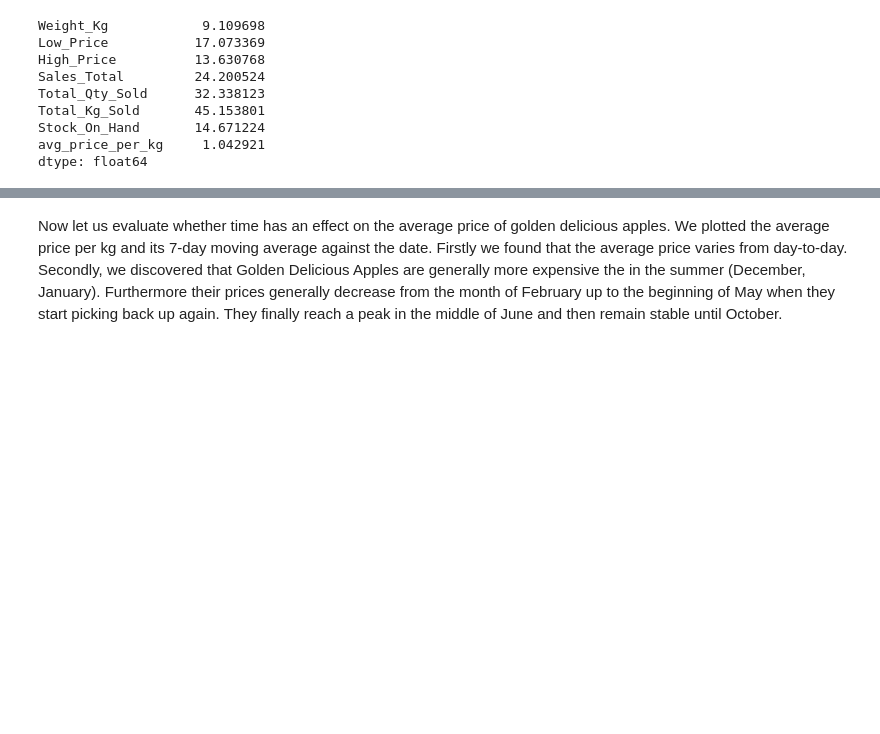
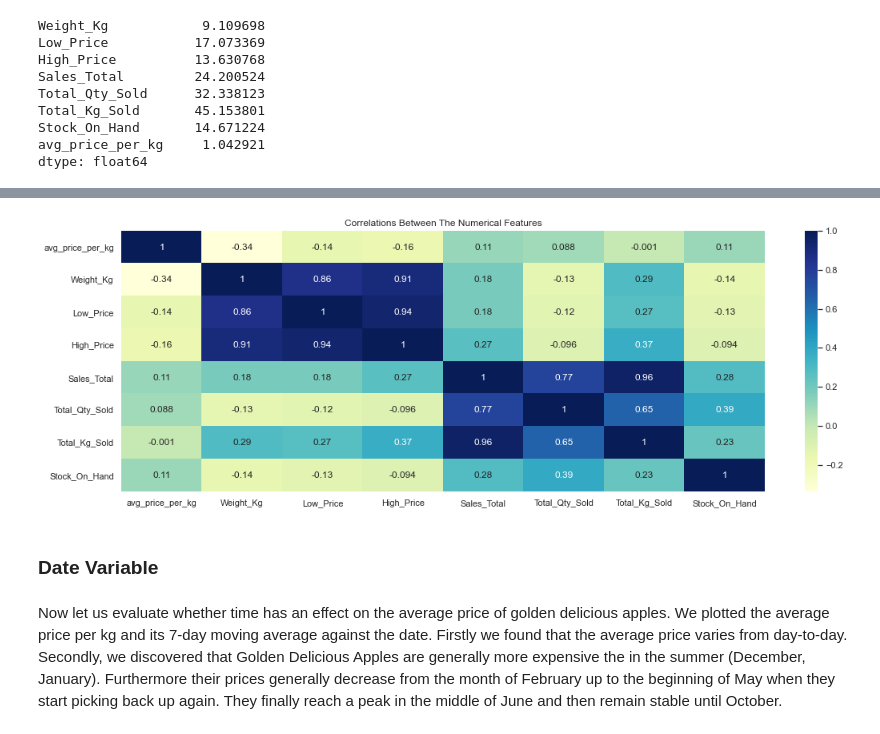
Before and after one commit to nkonyanihlulani/Team_7_regression, a Jupyter notebook: team_7.ipynb, the cells around one changed output, grey strips where cells are left out. Cells and saved outputs as stored; diff of their text form; code cells hidden in the pictures; blank space fills up the shorter version.

```diff
--- a/team_7.ipynb
+++ b/team_7.ipynb
@@ -203,2 +210,11 @@ plt.show()
+# %%
+plt.figure(figsize = (18,6))
+heat_map = sns.heatmap(train[num_fil].corr(),annot=True, cmap="YlGnBu")
+heat_map.set_title('Correlations Between The Numerical Features')
+plt.show()
+# %% [output]
+[figure, added]
+# %% [markdown]
+### Date Variable
 # %% [markdown]
 Now let us evaluate whether time has an effect on the average price of golden delicious apples. We plotted the average price per kg and its 7-day moving average against the date. Firstly we found that the average price varies from day-to-day. Secondly, we discovered that Golden Delicious Apples are generally more expensive the in the summer (December, January). Furthermore their prices generally decrease from the month of February up to the beginning of May when they start picking back up again. They finally reach a peak in the middle of June and then remain stable until October.
```
Also changed, not shown: parts of 107 cells of this notebook, 5 other files.
